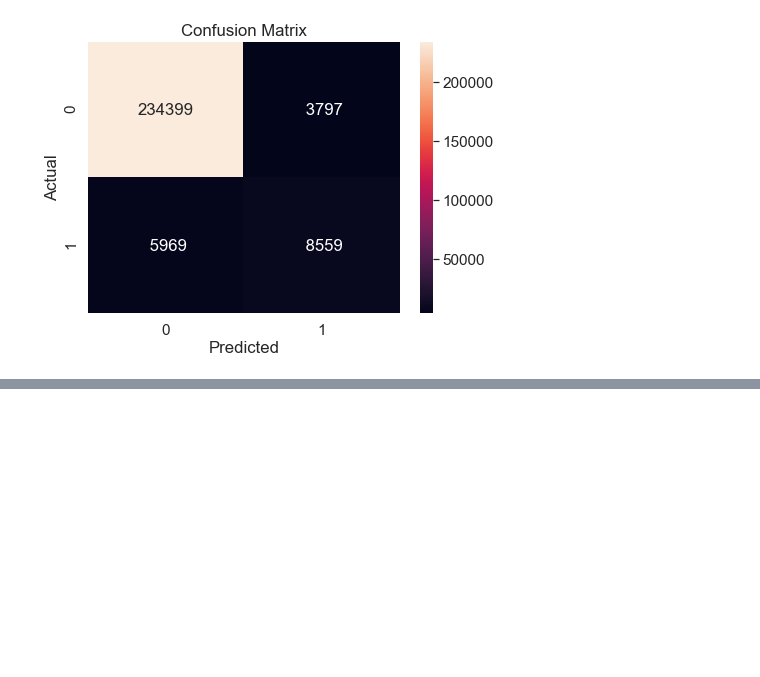
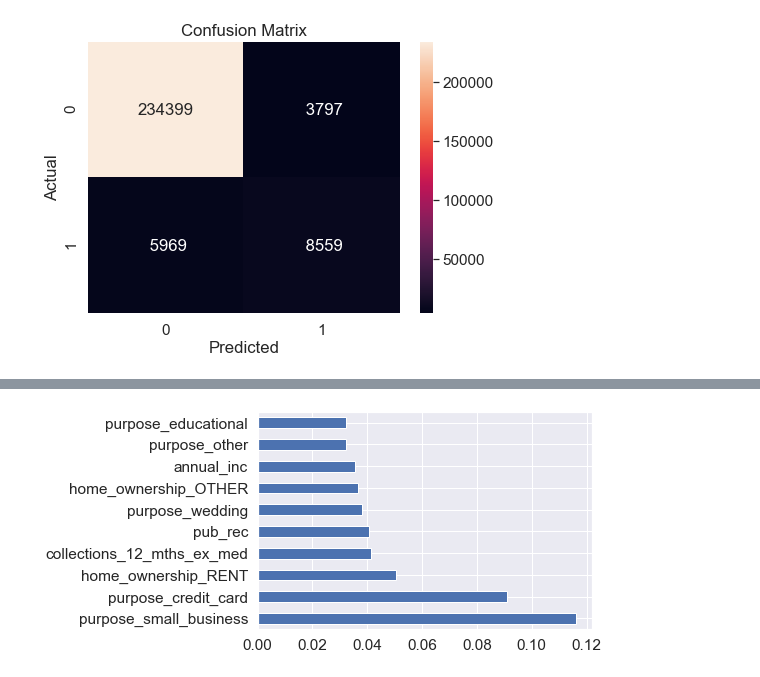
Before and after one commit to deandiakov/FINA4390-Project-5, a Jupyter notebook: MP5.ipynb, the cells around one changed output, grey strips where cells are left out. Cells and saved outputs as stored; diff of their text form; code cells hidden in the pictures; blank space fills up the shorter version.

```diff
--- a/MP5.ipynb
+++ b/MP5.ipynb
@@ -609,0 +1005,8 @@ print(classification_report(y_test, y_pred_new))
+# %%
+feature_importance = pd.Series(xg_classifier.feature_importances_, index=X_train.columns)
+# feature_importance.head(20)
+
+feature_importance.nlargest(10).plot(kind='barh')
+plt.show()
+# %% [output]
+[figure, added]
```
Also changed, not shown: parts of 27 cells of this notebook, 1 other file.
